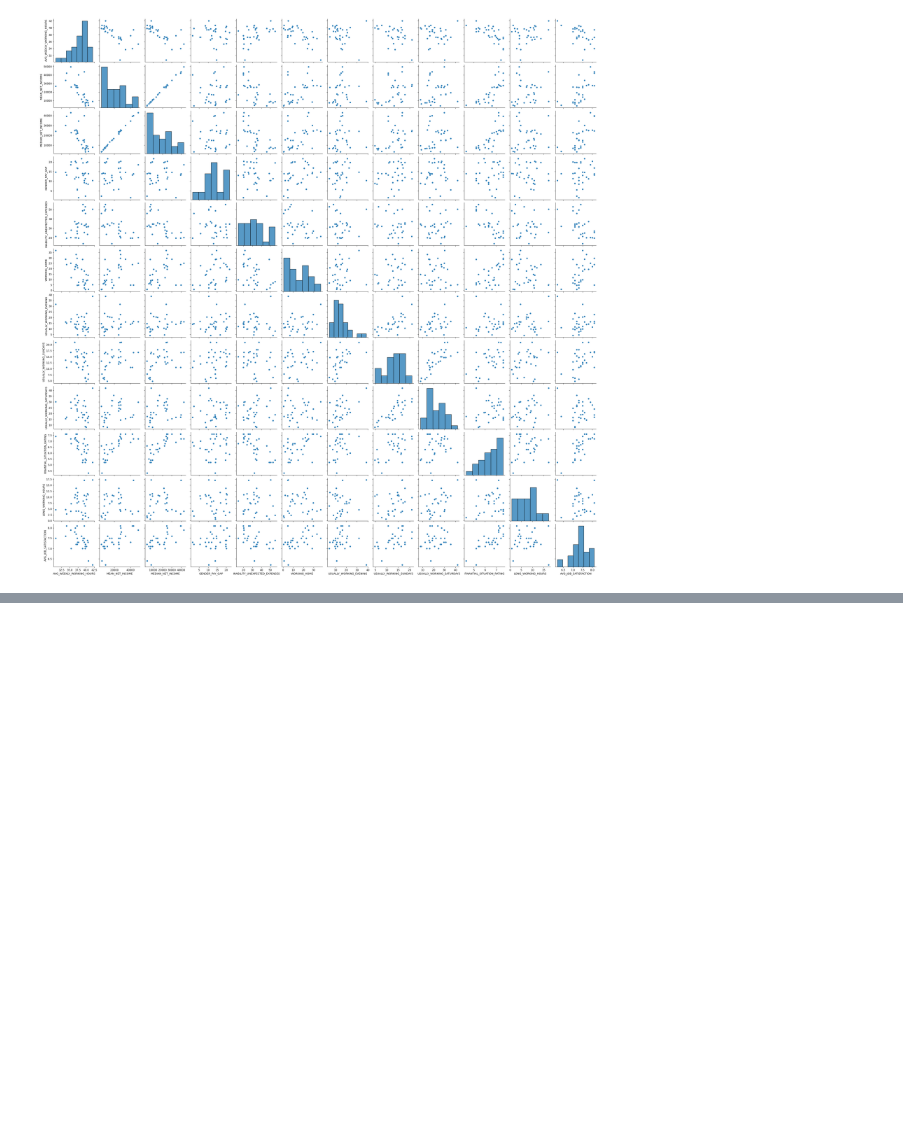
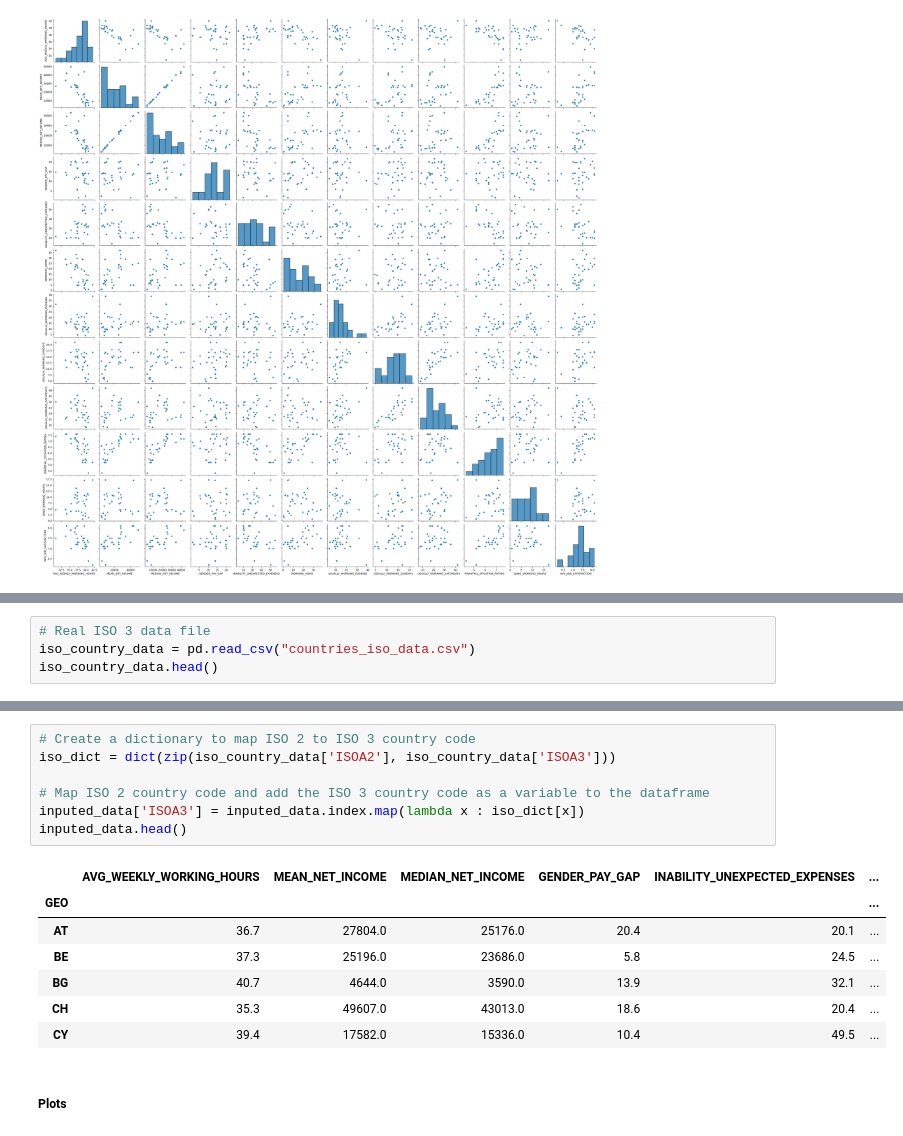
Before and after one commit to OsvaldoValdivia/P4-Job_satisfaction, a Jupyter notebook: P4-Job_satisfaction.ipynb, the cells around one changed output, grey strips where cells are left out. Saved outputs shown, nothing was run; the diff lists cells and outputs as text; blank space fills up the shorter version.

```diff
--- a/P4-Job_satisfaction.ipynb
+++ b/P4-Job_satisfaction.ipynb
@@ -449,0 +553,4 @@ The figure layout has changed to tight
+# %%
+# Real ISO 3 data file
+iso_country_data = pd.read_csv("countries_iso_data.csv")
+iso_country_data.head()
@@ -449,0 +564,17 @@ The figure layout has changed to tight
+# %%
+# Create a dictionary to map ISO 2 to ISO 3 country code
+iso_dict = dict(zip(iso_country_data['ISOA2'], iso_country_data['ISOA3']))
+
+# Map ISO 2 country code and add the ISO 3 country code as a variable to the dataframe
+inputed_data['ISOA3'] = inputed_data.index.map(lambda x : iso_dict[x])
+inputed_data.head()
+# %% [output]
+|  | AVG_WEEKLY_WORKING_HOURS | MEAN_NET_INCOME | MEDIAN_NET_INCOME | GENDER_PAY_GAP | INABILITY_UNEXPECTED_EXPENSES | ... |
+| GEO |  |  |  |  |  | ... |
+| AT | 36.7 | 27804.0 | 25176.0 | 20.4 | 20.1 | ... |
+| BE | 37.3 | 25196.0 | 23686.0 | 5.8 | 24.5 | ... |
+| BG | 40.7 | 4644.0 | 3590.0 | 13.9 | 32.1 | ... |
+| CH | 35.3 | 49607.0 | 43013.0 | 18.6 | 20.4 | ... |
+| CY | 39.4 | 17582.0 | 15336.0 | 10.4 | 49.5 | ... |
+# %% [markdown]
+##### Plots
```
Also changed, not shown: parts of 38 cells of this notebook, 2 other files.
